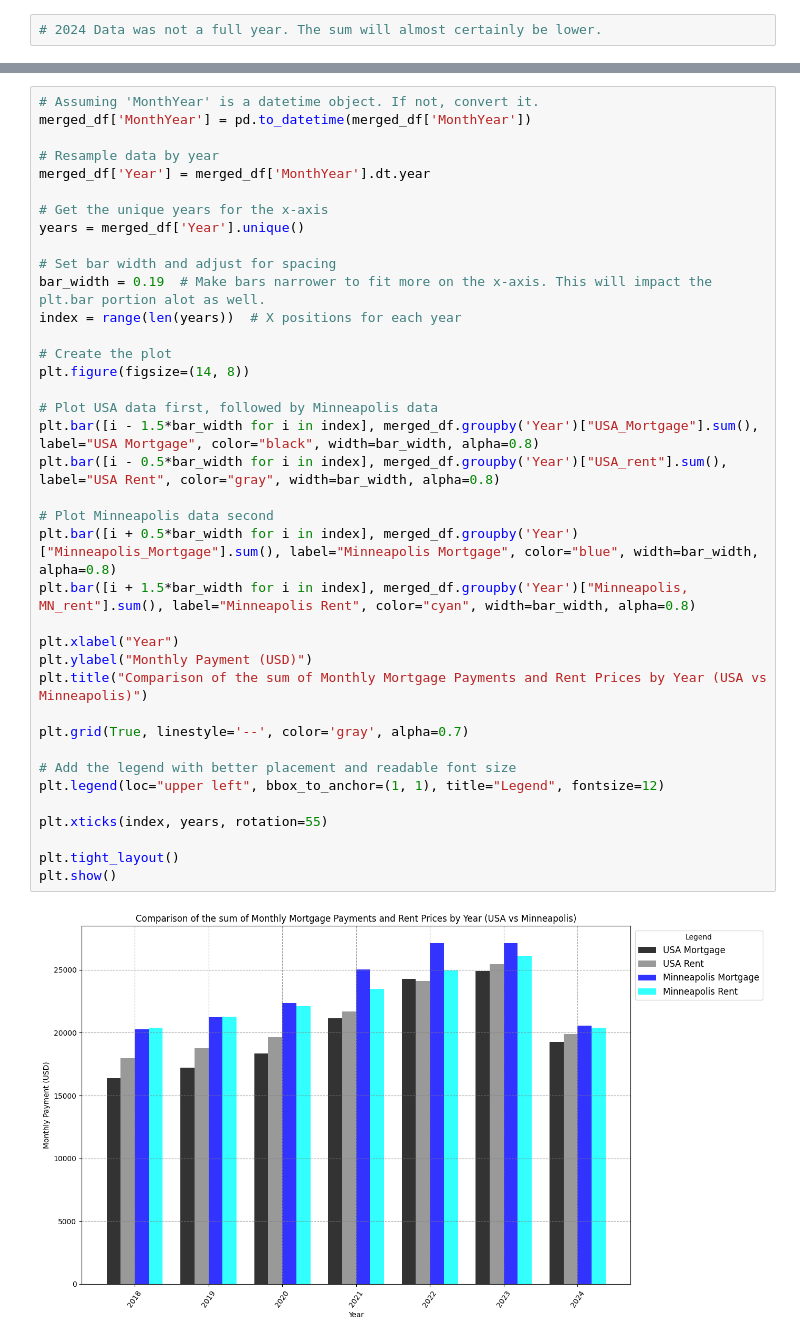
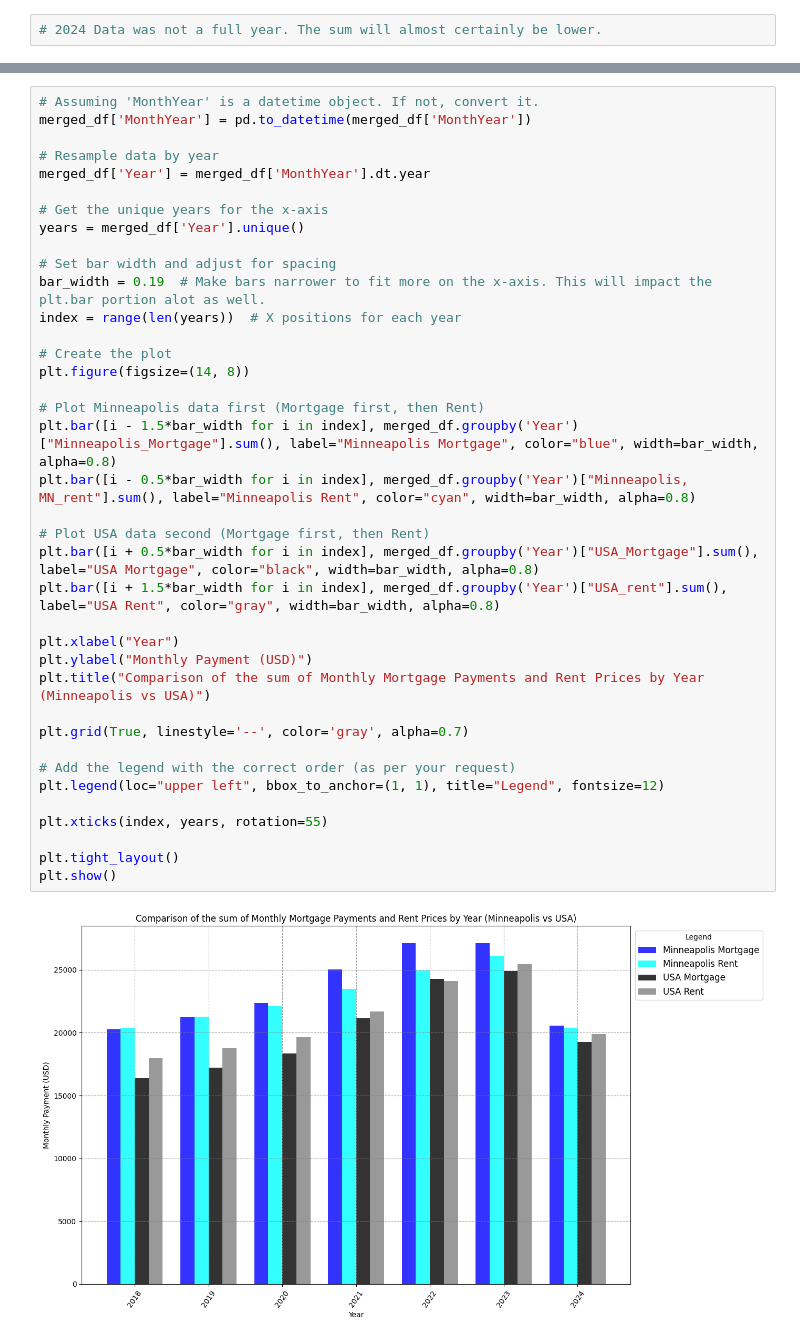
Before and after one commit to BettyJean8/Project-JLLMB, a Jupyter notebook: Housing.ipynb, the cells around one changed output, grey strips where cells are left out. Saved outputs shown, nothing was run; the diff lists cells and outputs as text.

```diff
--- a/Housing.ipynb
+++ b/Housing.ipynb
@@ -509,39 +509,39 @@ plt.show()
 # Assuming 'MonthYear' is a datetime object. If not, convert it.
 merged_df['MonthYear'] = pd.to_datetime(merged_df['MonthYear'])
 
 # Resample data by year
 merged_df['Year'] = merged_df['MonthYear'].dt.year
 
 # Get the unique years for the x-axis
 years = merged_df['Year'].unique()
 
 # Set bar width and adjust for spacing
 bar_width = 0.19  # Make bars narrower to fit more on the x-axis. This will impact the plt.bar portion alot as well.
 index = range(len(years))  # X positions for each year
 
 # Create the plot
 plt.figure(figsize=(14, 8))
 
-# Plot USA data first, followed by Minneapolis data
-plt.bar([i - 1.5*bar_width for i in index], merged_df.groupby('Year')["USA_Mortgage"].sum(), label="USA Mortgage", color="black", width=bar_width, alpha=0.8)
-plt.bar([i - 0.5*bar_width for i in index], merged_df.groupby('Year')["USA_rent"].sum(), label="USA Rent", color="gray", width=bar_width, alpha=0.8)
+# Plot Minneapolis data first (Mortgage first, then Rent)
+plt.bar([i - 1.5*bar_width for i in index], merged_df.groupby('Year')["Minneapolis_Mortgage"].sum(), label="Minneapolis Mortgage", color="blue", width=bar_width, alpha=0.8)
+plt.bar([i - 0.5*bar_width for i in index], merged_df.groupby('Year')["Minneapolis, MN_rent"].sum(), label="Minneapolis Rent", color="cyan", width=bar_width, alpha=0.8)
 
-# Plot Minneapolis data second
-plt.bar([i + 0.5*bar_width for i in index], merged_df.groupby('Year')["Minneapolis_Mortgage"].sum(), label="Minneapolis Mortgage", color="blue", width=bar_width, alpha=0.8)
-plt.bar([i + 1.5*bar_width for i in index], merged_df.groupby('Year')["Minneapolis, MN_rent"].sum(), label="Minneapolis Rent", color="cyan", width=bar_width, alpha=0.8)
+# Plot USA data second (Mortgage first, then Rent)
+plt.bar([i + 0.5*bar_width for i in index], merged_df.groupby('Year')["USA_Mortgage"].sum(), label="USA Mortgage", color="black", width=bar_width, alpha=0.8)
+plt.bar([i + 1.5*bar_width for i in index], merged_df.groupby('Year')["USA_rent"].sum(), label="USA Rent", color="gray", width=bar_width, alpha=0.8)
 
 plt.xlabel("Year")
 plt.ylabel("Monthly Payment (USD)")
-plt.title("Comparison of the sum of Monthly Mortgage Payments and Rent Prices by Year (USA vs Minneapolis)")
+plt.title("Comparison of the sum of Monthly Mortgage Payments and Rent Prices by Year (Minneapolis vs USA)")
 
 plt.grid(True, linestyle='--', color='gray', alpha=0.7)
 
-# Add the legend with better placement and readable font size
+# Add the legend with the correct order (as per your request)
 plt.legend(loc="upper left", bbox_to_anchor=(1, 1), title="Legend", fontsize=12)
 
 plt.xticks(index, years, rotation=55)
 
 plt.tight_layout()
 plt.show()
 # %% [output]
-[figure, old version]
+[figure, new version]
```
Also changed, not shown: parts of 5 cells of this notebook.
